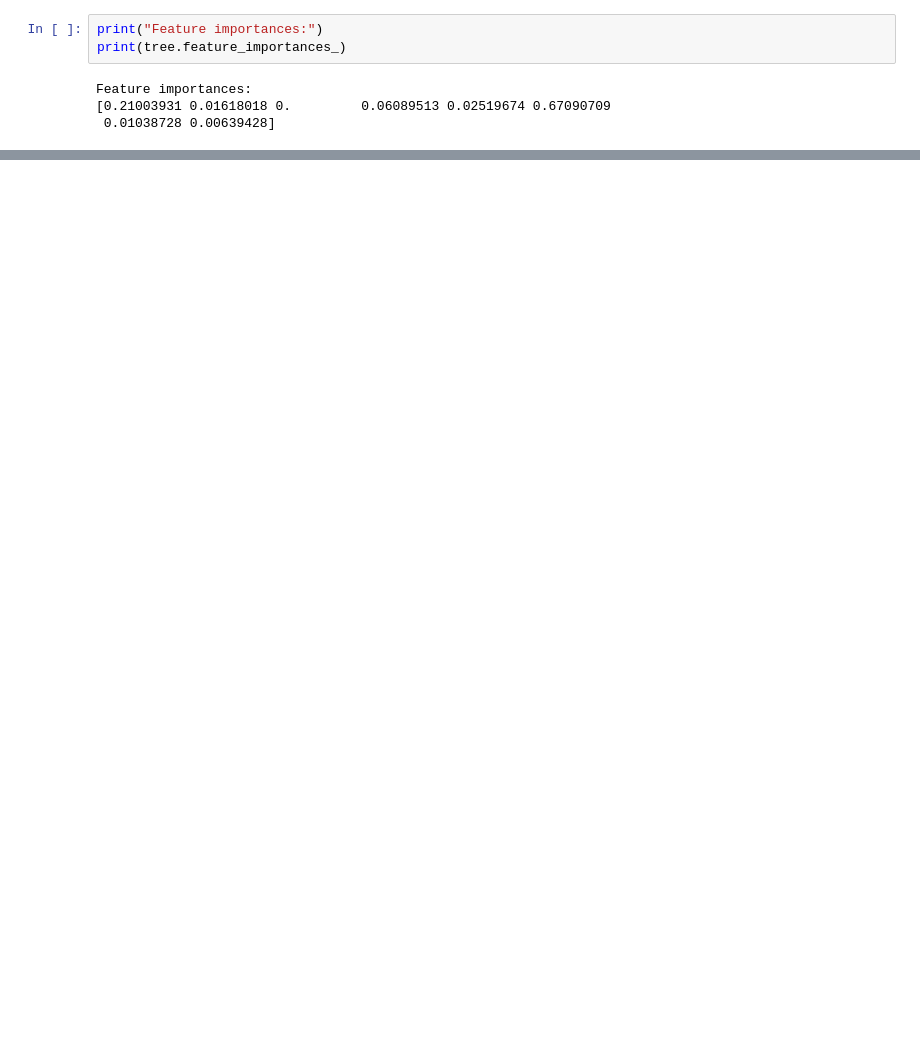
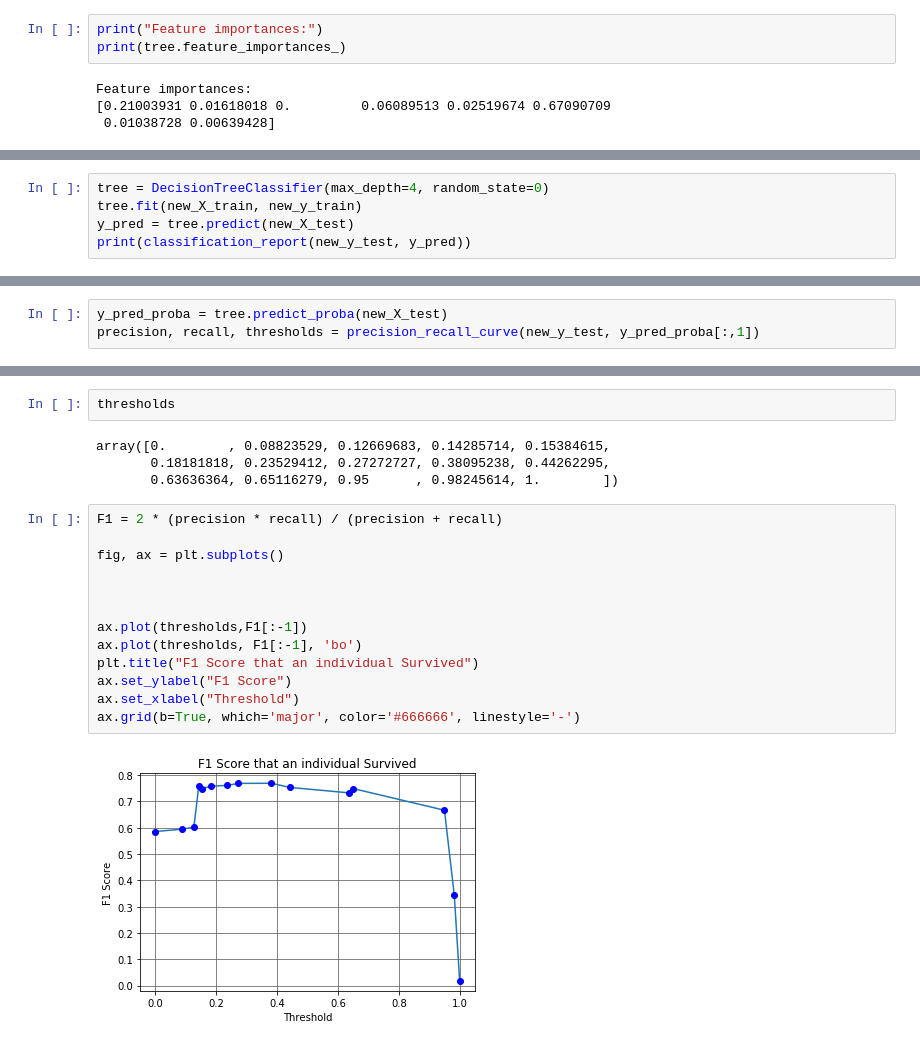
Before and after one commit to angelaiallonardi/my_first_ML_project, a Jupyter notebook: Titanic.ipynb, the cells around one changed output, grey strips where cells are left out. Cells and saved outputs as stored; diff of their text form; blank space fills up the shorter version.

Commit message:
Worked on Decision Trees and started with Random Forest

```diff
--- a/Titanic.ipynb
+++ b/Titanic.ipynb
@@ -1215,0 +1227,5 @@ Feature importances:
+# %%
+tree = DecisionTreeClassifier(max_depth=4, random_state=0)
+tree.fit(new_X_train, new_y_train)
+y_pred = tree.predict(new_X_test)
+print(classification_report(new_y_test, y_pred))
@@ -1215,0 +1241,3 @@ Feature importances:
+# %%
+y_pred_proba = tree.predict_proba(new_X_test)
+precision, recall, thresholds = precision_recall_curve(new_y_test, y_pred_proba[:,1])
@@ -1215,0 +1258,21 @@ Feature importances:
+# %%
+thresholds
+# %% [output]
+array([0.        , 0.08823529, 0.12669683, 0.14285714, 0.15384615,
+       0.18181818, 0.23529412, 0.27272727, 0.38095238, 0.44262295,
+       0.63636364, 0.65116279, 0.95      , 0.98245614, 1.        ])
+# %%
+F1 = 2 * (precision * recall) / (precision + recall)
+
+fig, ax = plt.subplots()
+
+
+
+ax.plot(thresholds,F1[:-1])
+ax.plot(thresholds, F1[:-1], 'bo')
+plt.title("F1 Score that an individual Survived")
+ax.set_ylabel("F1 Score")
+ax.set_xlabel("Threshold")
+ax.grid(b=True, which='major', color='#666666', linestyle='-')
+# %% [output]
+[figure, added]
```
Also changed, not shown: parts of 23 cells of this notebook.
